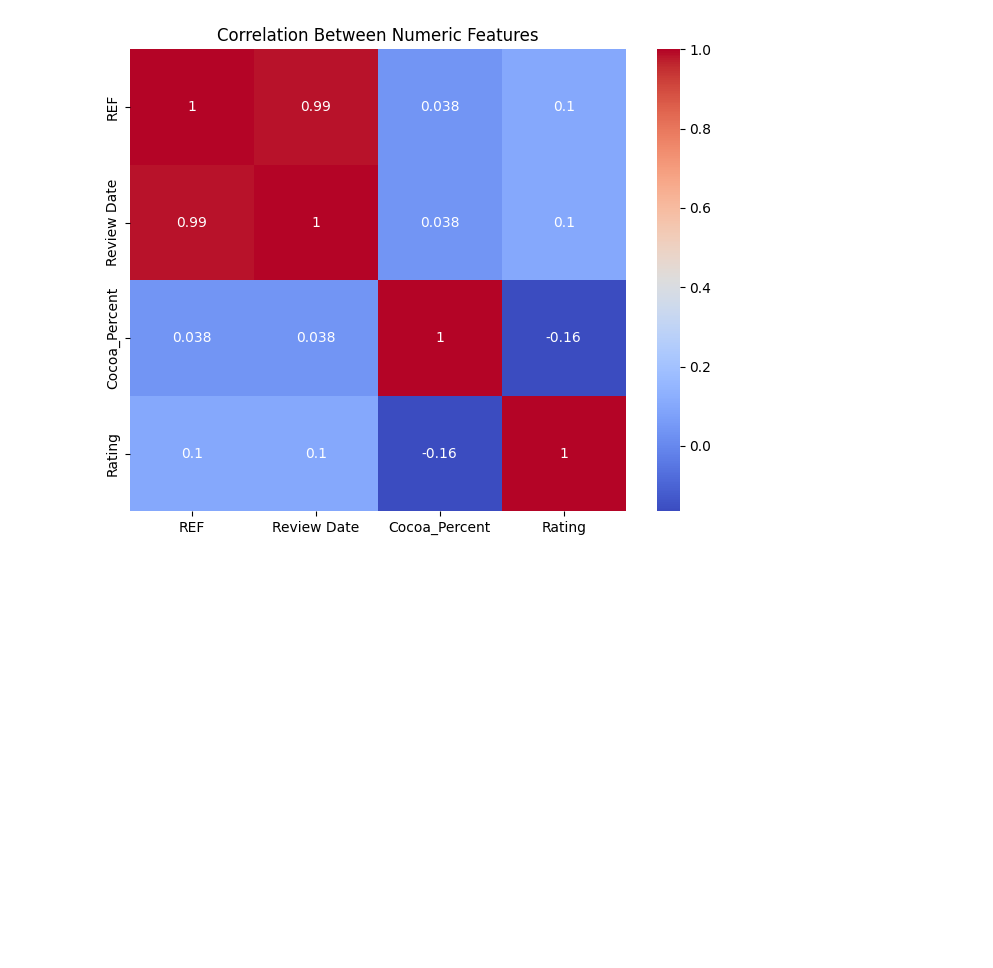
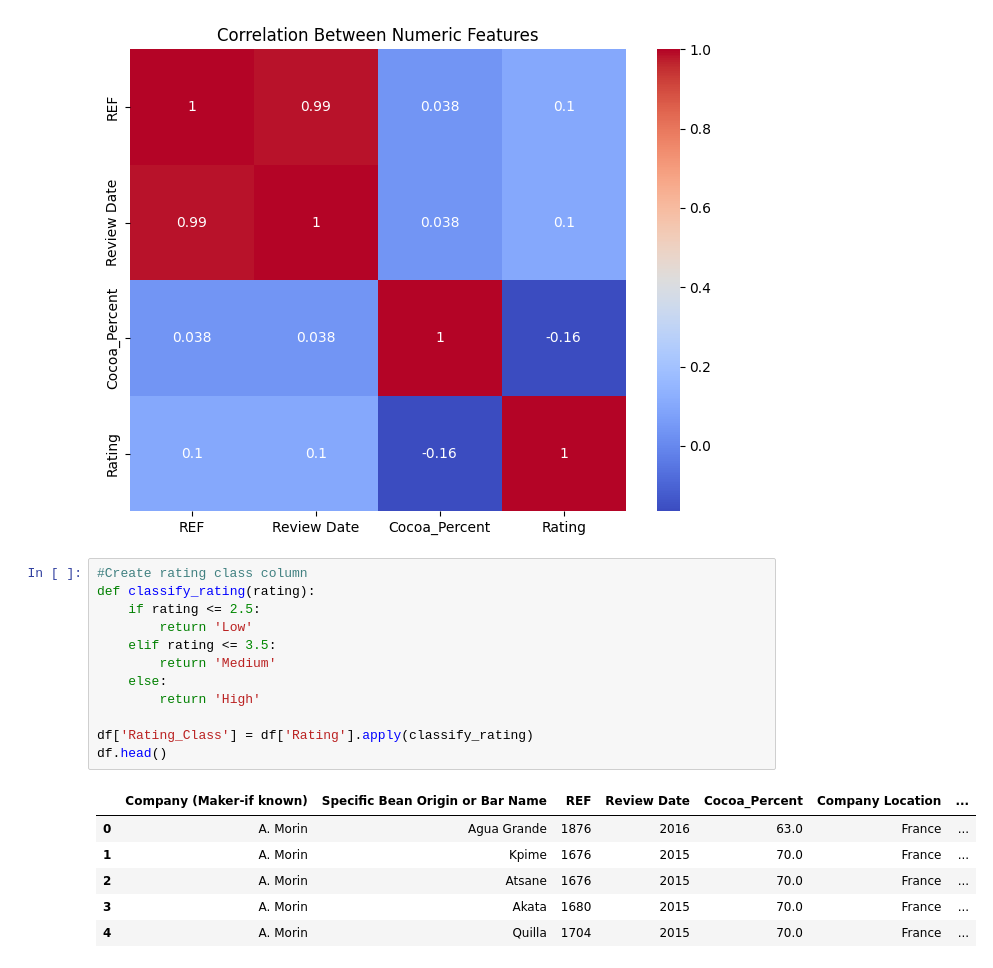
Before and after one commit to aloraorr/MLChocolateProject, a Jupyter notebook: ml_chocolate_project.ipynb, the cells around one changed output. Drawn from its saved outputs; the diff is of its cells as text; blank space fills up the shorter version.

Commit message:
added column for rating class

```diff
--- a/ml_chocolate_project.ipynb
+++ b/ml_chocolate_project.ipynb
@@ -138,3 +138,22 @@ plt.title("Correlation Between Numeric Features")
 plt.show()
 # %% [output]
 [figure]
+# %%
+#Create rating class column
+def classify_rating(rating):
+    if rating <= 2.5:
+        return 'Low'
+    elif rating <= 3.5:
+        return 'Medium'
+    else:
+        return 'High'
+
+df['Rating_Class'] = df['Rating'].apply(classify_rating)
+df.head()
+# %% [output]
+|  | Company (Maker-if known) | Specific Bean Origin or Bar Name | REF | Review Date | Cocoa_Percent | Company Location | ... |
+| 0 | A. Morin | Agua Grande | 1876 | 2016 | 63.0 | France | ... |
+| 1 | A. Morin | Kpime | 1676 | 2015 | 70.0 | France | ... |
+| 2 | A. Morin | Atsane | 1676 | 2015 | 70.0 | France | ... |
+| 3 | A. Morin | Akata | 1680 | 2015 | 70.0 | France | ... |
+| 4 | A. Morin | Quilla | 1704 | 2015 | 70.0 | France | ... |
```
